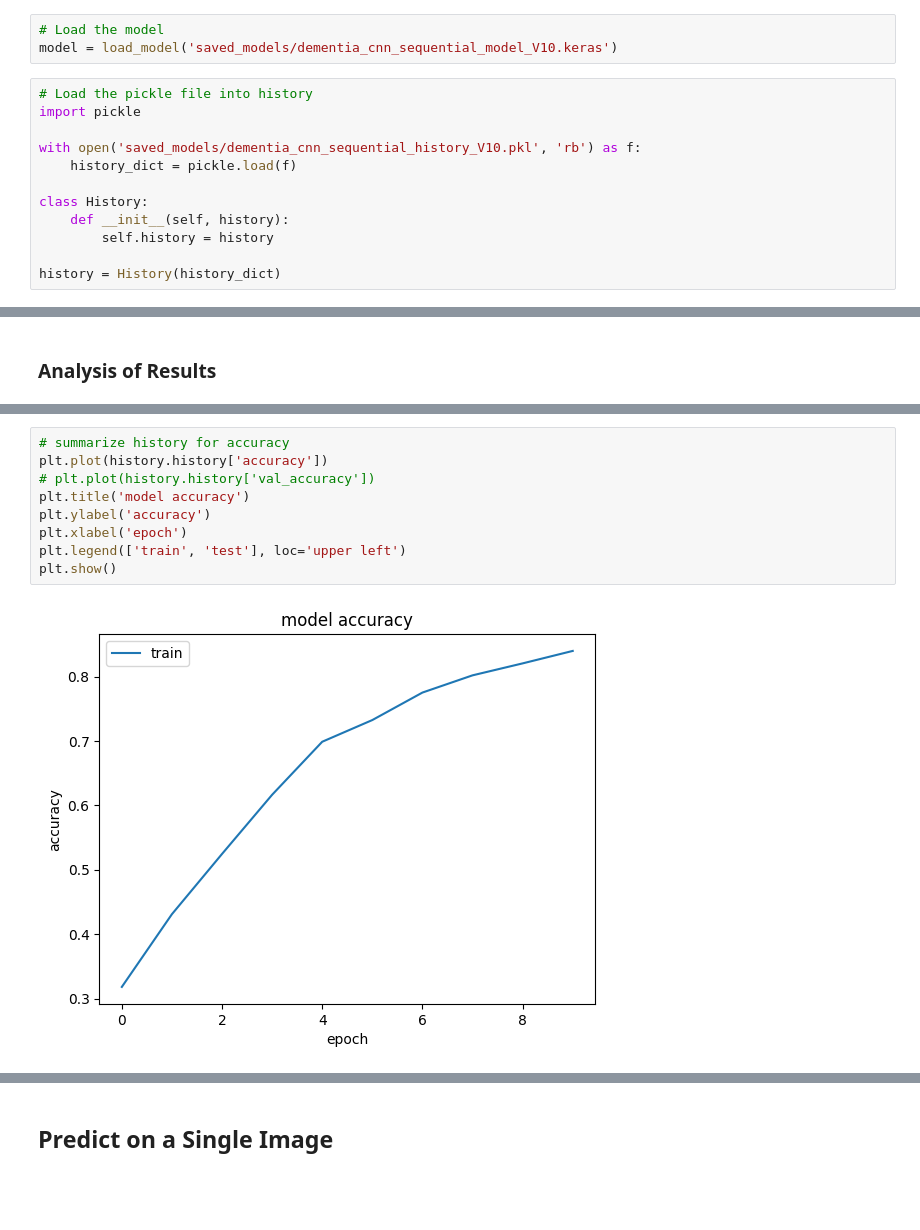
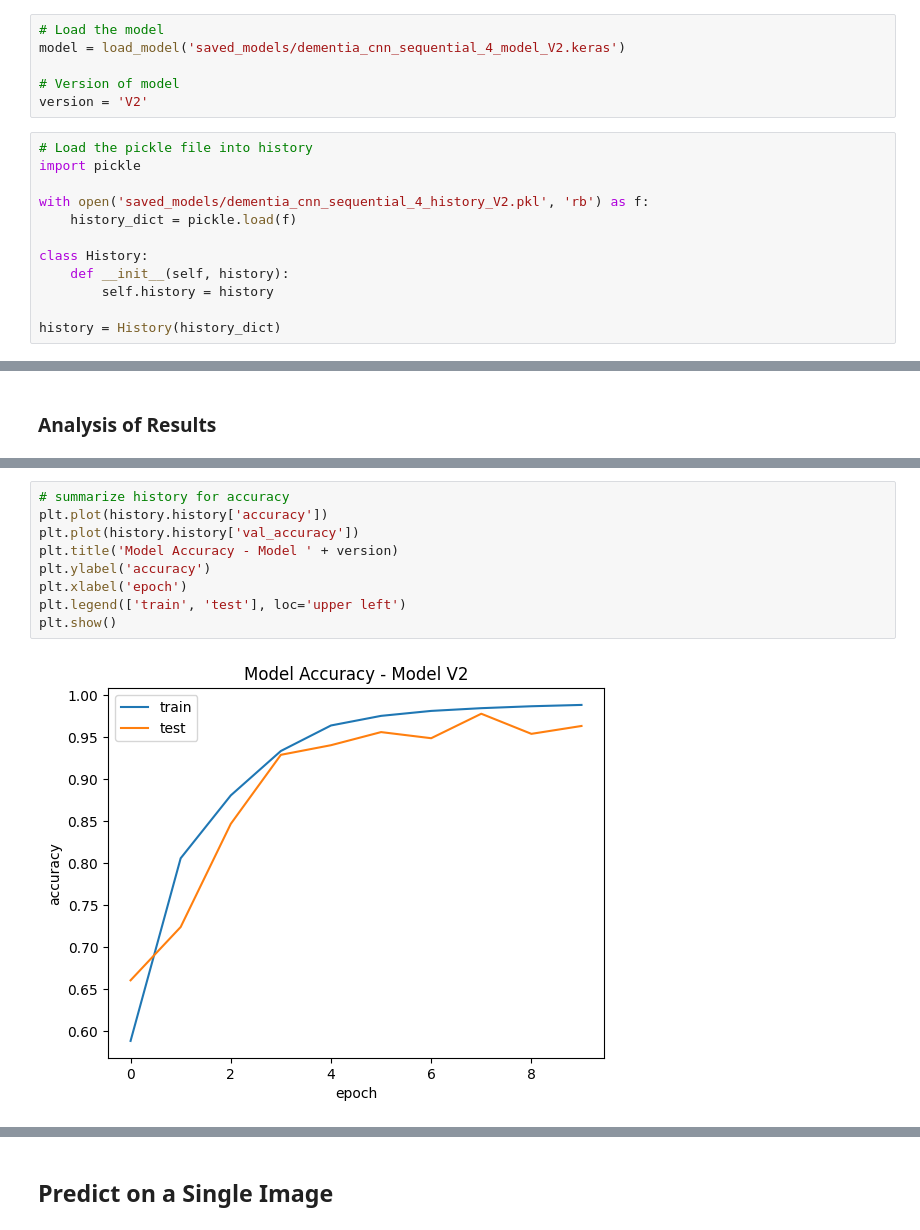
Before and after one commit to AIBC2024/Group2_Project3_AI_Chatbot, a Jupyter notebook: MRI_dementia_classification_load_model.ipynb, the cells around one changed output, grey strips where cells are left out. Drawn from its saved outputs; the diff is of its cells as text; blank space fills up the shorter version.

```diff
--- a/MRI_dementia_classification_load_model.ipynb
+++ b/MRI_dementia_classification_load_model.ipynb
@@ -212,12 +221,15 @@ Test Class indices: {'MildDemented': 0, 'ModerateDemented': 1, 'NonDemented': 2,
 ## Load the Model and History files
 # %%
 # Load the model
-model = load_model('saved_models/dementia_cnn_sequential_model_V10.keras')
+model = load_model('saved_models/dementia_cnn_sequential_4_model_V2.keras')
+
+# Version of model
+version = 'V2'
 # %%
 # Load the pickle file into history
 import pickle
 
-with open('saved_models/dementia_cnn_sequential_history_V10.pkl', 'rb') as f:
+with open('saved_models/dementia_cnn_sequential_4_history_V2.pkl', 'rb') as f:
     history_dict = pickle.load(f)
 
 class History:
@@ -282,14 +294,14 @@ Counter({np.int32(2): 1920, np.int32(0): 1792, np.int32(3): 1792, np.int32(1): 1
 # %%
 # summarize history for accuracy
 plt.plot(history.history['accuracy'])
-# plt.plot(history.history['val_accuracy'])
-plt.title('model accuracy')
+plt.plot(history.history['val_accuracy'])
+plt.title('Model Accuracy - Model ' + version)
 plt.ylabel('accuracy')
 plt.xlabel('epoch')
 plt.legend(['train', 'test'], loc='upper left')
 plt.show()
 # %% [output]
-[figure, old version]
+[figure, new version]
 # %%
 # summarize history for loss
 plt.plot(history.history['loss'])
```
Also changed, not shown: parts of 14 cells of this notebook, 1 other file.
